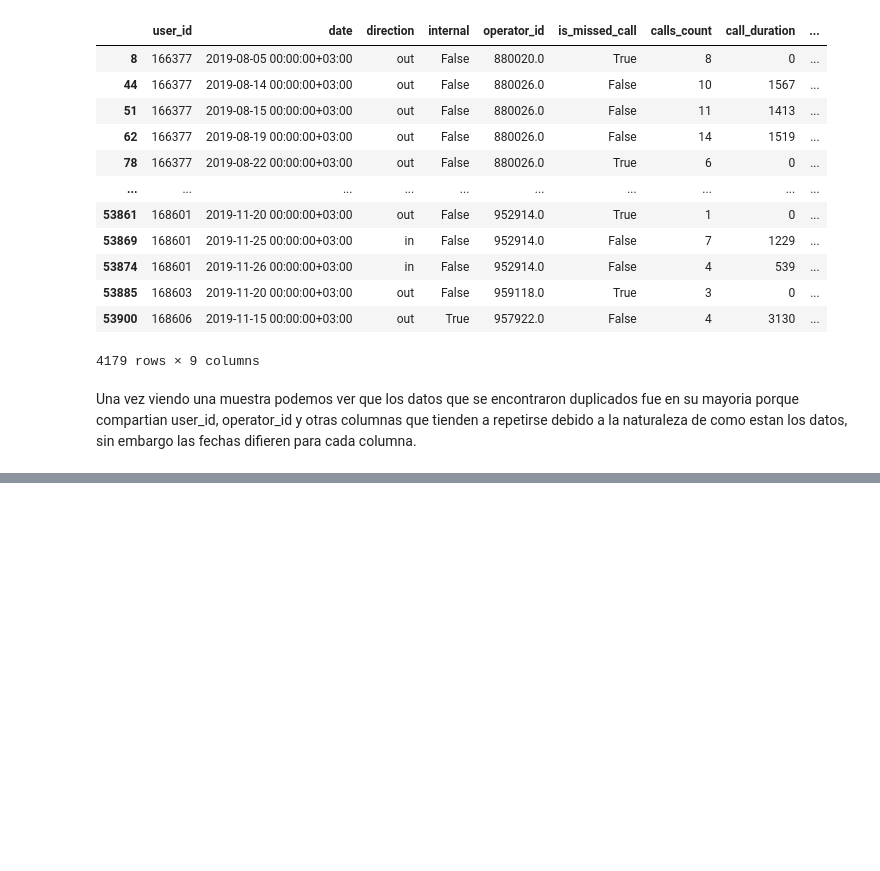
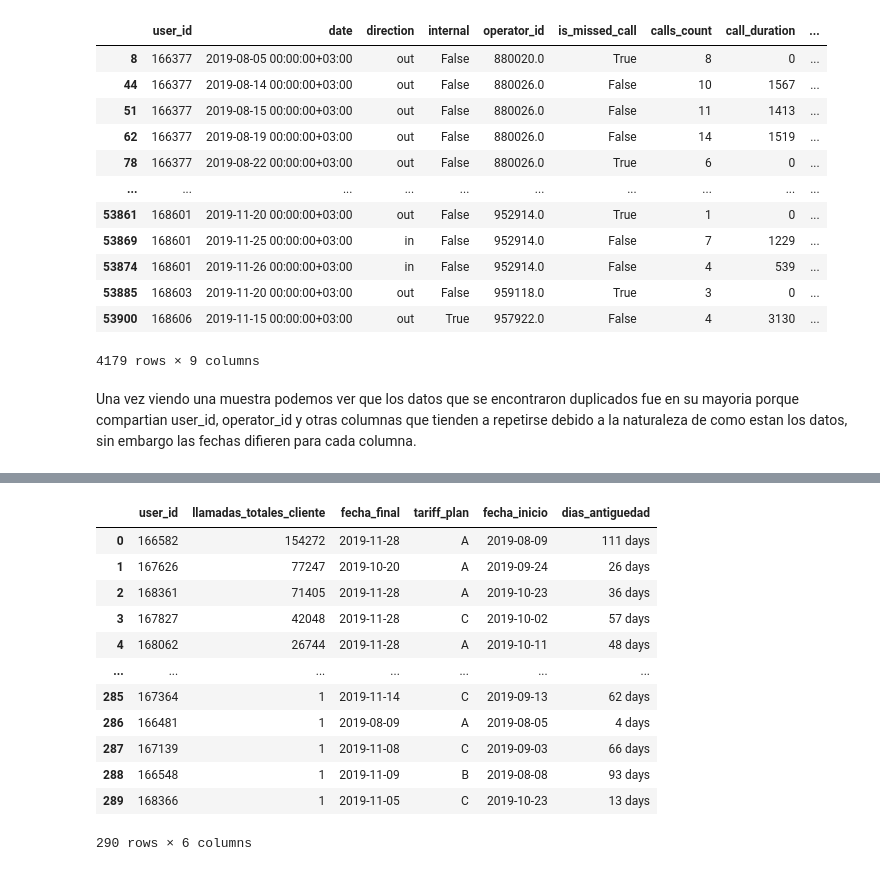
Before and after one commit to ApoloCode/proyecto_final, a Jupyter notebook: proyecto_final/proyecto_final.ipynb, the cells around one changed output, grey strips where cells are left out. Drawn from its saved outputs; the diff is of its cells as text; code cells hidden in the pictures; blank space fills up the shorter version.

```diff
--- a/proyecto_final/proyecto_final.ipynb
+++ b/proyecto_final/proyecto_final.ipynb
@@ -360,0 +479,26 @@ Una vez viendo una muestra podemos ver que los datos que se encontraron duplicad
+# %%
+# Creamos la tabla con las llamadas realizadas por el usuario o hacia el usuario y su fecha ultima de llamada
+clients_data_calls = data.query('internal == False').groupby('user_id').agg({'calls_count': 'sum', 'date': 'max'}).sort_values(by='calls_count', ascending=False).reset_index()
+
+# Creamos una tabla unica con el plan tarifario y la fecha de inicio
+clients_data_calls = clients_data_calls.merge(data_clients, on='user_id')
+# Renombramos columnas
+clients_data_calls.rename(columns={'calls_count': 'llamadas_totales_cliente', 'date': 'fecha_final', 'date_start' : 'fecha_inicio'}, inplace=True)
+
+# Creamos la columna de dia de antiguedad
+clients_data_calls['dias_antiguedad'] = clients_data_calls.fecha_final - clients_data_calls.fecha_inicio
+clients_data_calls
+# %% [output]
+|  | user_id | llamadas_totales_cliente | fecha_final | tariff_plan | fecha_inicio | dias_antiguedad |
+| 0 | 166582 | 154272 | 2019-11-28 | A | 2019-08-09 | 111 days |
+| 1 | 167626 | 77247 | 2019-10-20 | A | 2019-09-24 | 26 days |
+| 2 | 168361 | 71405 | 2019-11-28 | A | 2019-10-23 | 36 days |
+| 3 | 167827 | 42048 | 2019-11-28 | C | 2019-10-02 | 57 days |
+| 4 | 168062 | 26744 | 2019-11-28 | A | 2019-10-11 | 48 days |
+| ... | ... | ... | ... | ... | ... | ... |
+| 285 | 167364 | 1 | 2019-11-14 | C | 2019-09-13 | 62 days |
+| 286 | 166481 | 1 | 2019-08-09 | A | 2019-08-05 | 4 days |
+| 287 | 167139 | 1 | 2019-11-08 | C | 2019-09-03 | 66 days |
+| 288 | 166548 | 1 | 2019-11-09 | B | 2019-08-08 | 93 days |
+| 289 | 168366 | 1 | 2019-11-05 | C | 2019-10-23 | 13 days |
+290 rows × 6 columns
```
Also changed, not shown: parts of 33 cells of this notebook.
